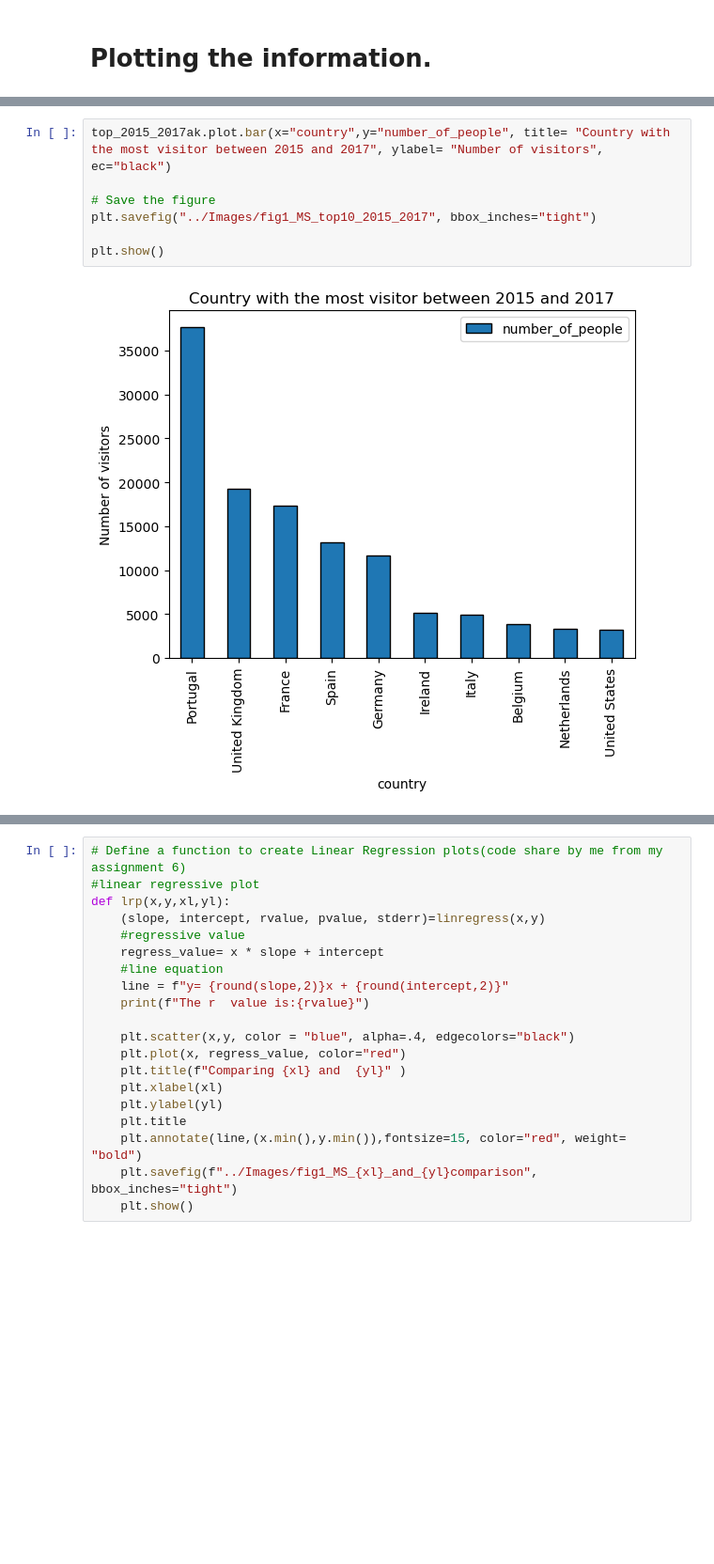
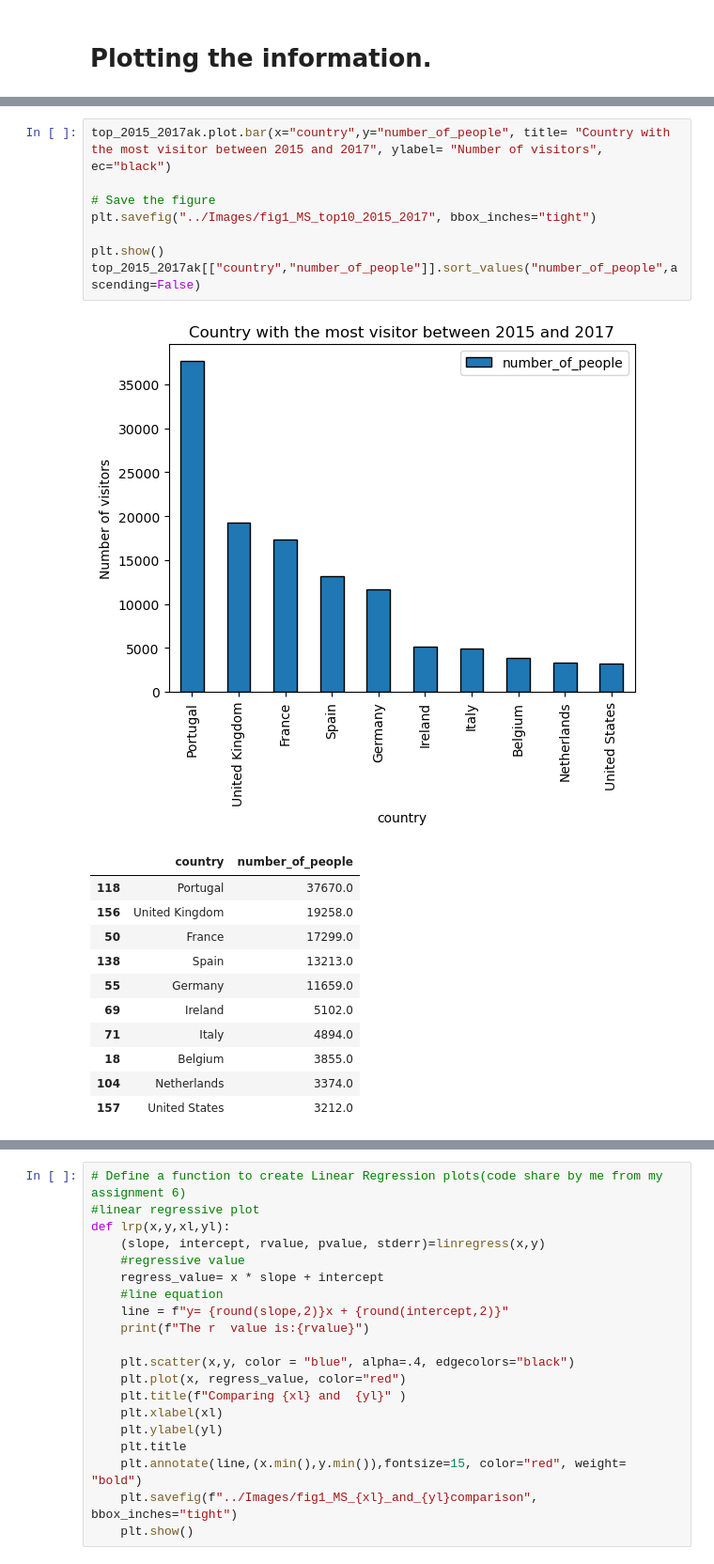
Before and after one commit to Kathyvng/Project1_Group6, a Jupyter notebook: Miguel_Analysis/clean_it.ipynb, the cells around one changed output, grey strips where cells are left out. Shown: that part at 94% size. Saved outputs shown, nothing was run; the diff lists cells and outputs as text; blank space fills up the shorter version.

```diff
--- a/Miguel_Analysis/clean_it.ipynb
+++ b/Miguel_Analysis/clean_it.ipynb
@@ -481,9 +494,21 @@ plt.show()
 # %%
 top_2015_2017ak.plot.bar(x="country",y="number_of_people", title= "Country with the most visitor between 2015 and 2017", ylabel= "Number of visitors", ec="black")
 
 # Save the figure
 plt.savefig("../Images/fig1_MS_top10_2015_2017", bbox_inches="tight")
 
 plt.show()
+top_2015_2017ak[["country","number_of_people"]].sort_values("number_of_people",ascending=False)
 # %% [output]
 [figure]
+|  | country | number_of_people |
+| 118 | Portugal | 37670.0 |
+| 156 | United Kingdom | 19258.0 |
+| 50 | France | 17299.0 |
+| 138 | Spain | 13213.0 |
+| 55 | Germany | 11659.0 |
+| 69 | Ireland | 5102.0 |
+| 71 | Italy | 4894.0 |
+| 18 | Belgium | 3855.0 |
+| 104 | Netherlands | 3374.0 |
+| 157 | United States | 3212.0 |
```
Also changed, not shown: parts of 12 cells of this notebook.
